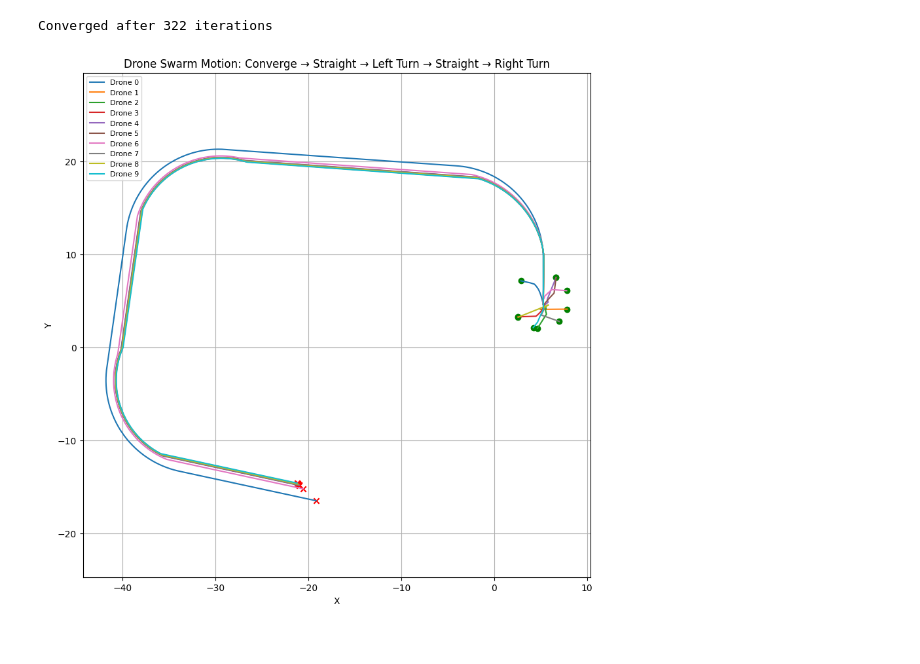
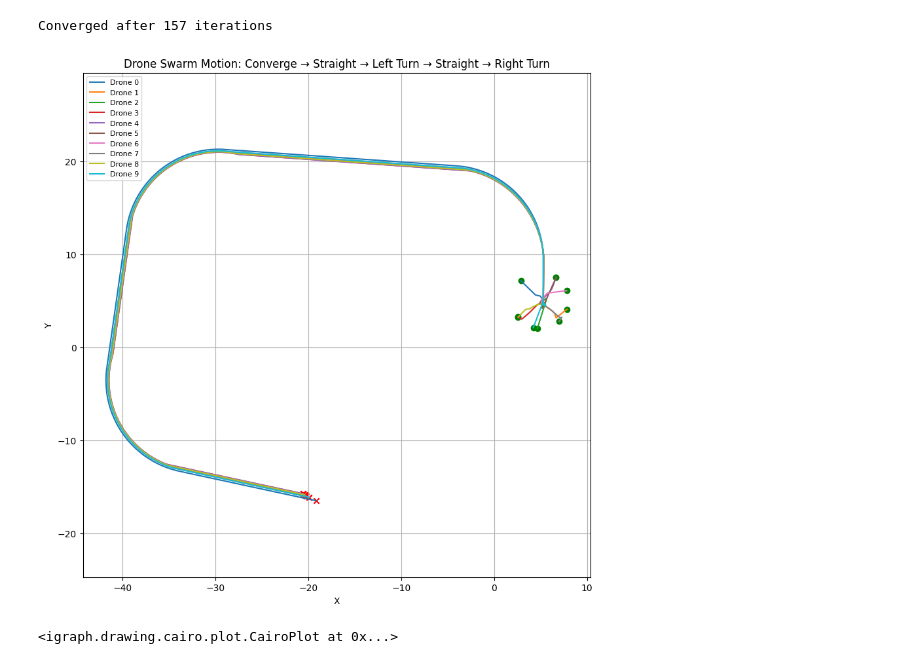
Before and after one commit to vadhri/distributed-optimization, a Jupyter notebook: graph-based-topology/undirected_unweighted_drone_direction_consensus.ipynb, the cells around one changed output. Cells and saved outputs as stored; diff of their text form; code cells hidden in the pictures.

```diff
--- a/graph-based-topology/undirected_unweighted_drone_direction_consensus.ipynb
+++ b/graph-based-topology/undirected_unweighted_drone_direction_consensus.ipynb
@@ -124,7 +118,7 @@ n = 10
 step_size = 0.05
 dt = 0.1
 north = np.pi / 2
-pos_tol = 0.01
+pos_tol = 0.05
 heading_tol = 0.01
 max_iters = 1000
 
@@ -139,7 +133,7 @@ def create_metropolis_weights(g):
     return A
 
 # Initialization
-g = ig.Graph.Erdos_Renyi(n=n, m=15)
+g = ig.Graph.Erdos_Renyi(n=n, m=11)
 A = create_metropolis_weights(g)
 
 angles = np.random.uniform(0, 2*np.pi, size=n)
@@ -252,32 +246,36 @@ positions, headings = turn_left(
 positions, headings = go_straight(
     positions, headings, 300, step_size, trajectories, headings_hist)
 
 positions, headings = turn_left(
     positions, headings, 150, step_size, delta_turn := -0.01, A=A,
     trajectories=trajectories, headings_hist=headings_hist)
 
 positions, headings = go_straight(
     positions, headings, 300, step_size, trajectories, headings_hist)
 
 # =================
 # === PLOT PATH ===
 # =================
 
 trajectories = np.array(trajectories)
 
 plt.figure(figsize=(10, 10))
 for i in range(n):
     plt.plot(trajectories[:, i, 0], trajectories[:, i, 1], label=f"Drone {i}")
     plt.scatter(trajectories[0, i, 0], trajectories[0, i, 1], c='green', marker='o')  # Start
     plt.scatter(trajectories[-1, i, 0], trajectories[-1, i, 1], c='red', marker='x')  # End
 
 plt.title("Drone Swarm Motion: Converge → Straight → Left Turn → Straight → Right Turn")
 plt.xlabel("X")
 plt.ylabel("Y")
 plt.axis("equal")
 plt.grid(True)
 plt.legend(loc='upper left', fontsize=8)
 plt.show()
 # %% [output]
-Converged after 322 iterations
+Converged after 157 iterations
-[figure, old version]
+[figure, new version]
+# %%
+ig.plot(g)
+# %% [output]
+<igraph.drawing.cairo.plot.CairoPlot at 0x...>
```
Also changed, not shown: parts of 2 cells of this notebook.
